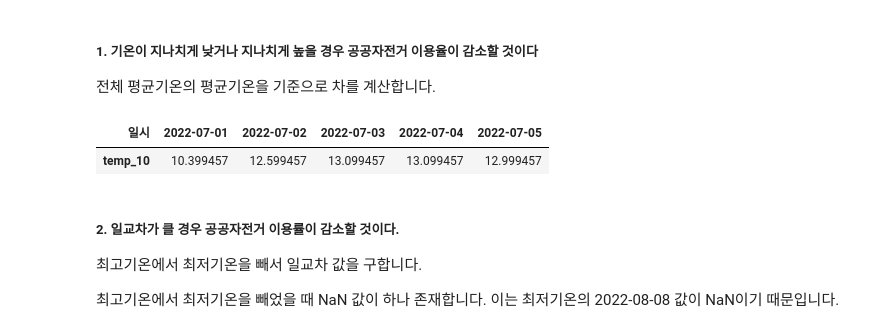
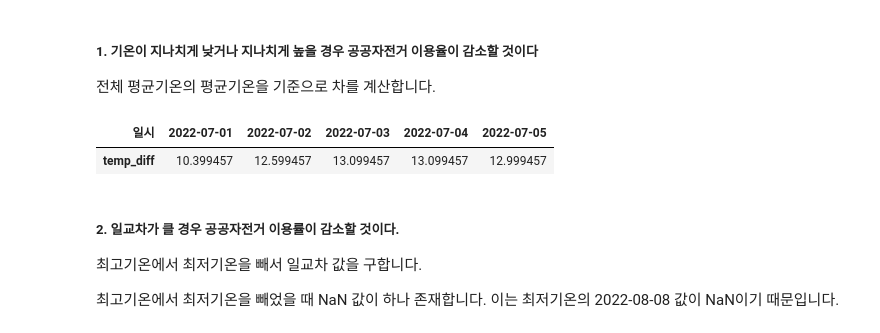
Before and after one commit to jaewonE/Minimizing-bicycle-rearrangement-through-public-bicycle-data-analysis, a Jupyter notebook: 12조 중간보고서.ipynb, the cells around one changed output. Drawn from its saved outputs; the diff is of its cells as text; code cells hidden in the pictures.

```diff
--- a/12조 중간보고서.ipynb
+++ b/12조 중간보고서.ipynb
@@ -617,13 +617,13 @@ use_weather = pd.DataFrame(index=weather.index)
 # %%
 # 평균기온 열에 Na 값이 없는 것을 확인 할 수 있다.
 weather['평균기온(°C)'].isna().sum()  # 0
 
 mean_weather = weather['평균기온(°C)'].mean()
-use_weather['temp_10'] = abs(weather['평균기온(°C)'] - mean_weather)
+use_weather['temp_diff'] = abs(weather['평균기온(°C)'] - mean_weather)
 use_weather.head(5).T
 # %% [output]
 | 일시 | 2022-07-01 | 2022-07-02 | 2022-07-03 | 2022-07-04 | 2022-07-05 |
-| temp_10 | 10.399457 | 12.599457 | 13.099457 | 13.099457 | 12.999457 |
+| temp_diff | 10.399457 | 12.599457 | 13.099457 | 13.099457 | 12.999457 |
 # %% [markdown]
 ##### 2. 일교차가 클 경우 공공자전거 이용률이 감소할 것이다.
 
```
Also changed, not shown: parts of 6 cells of this notebook.
